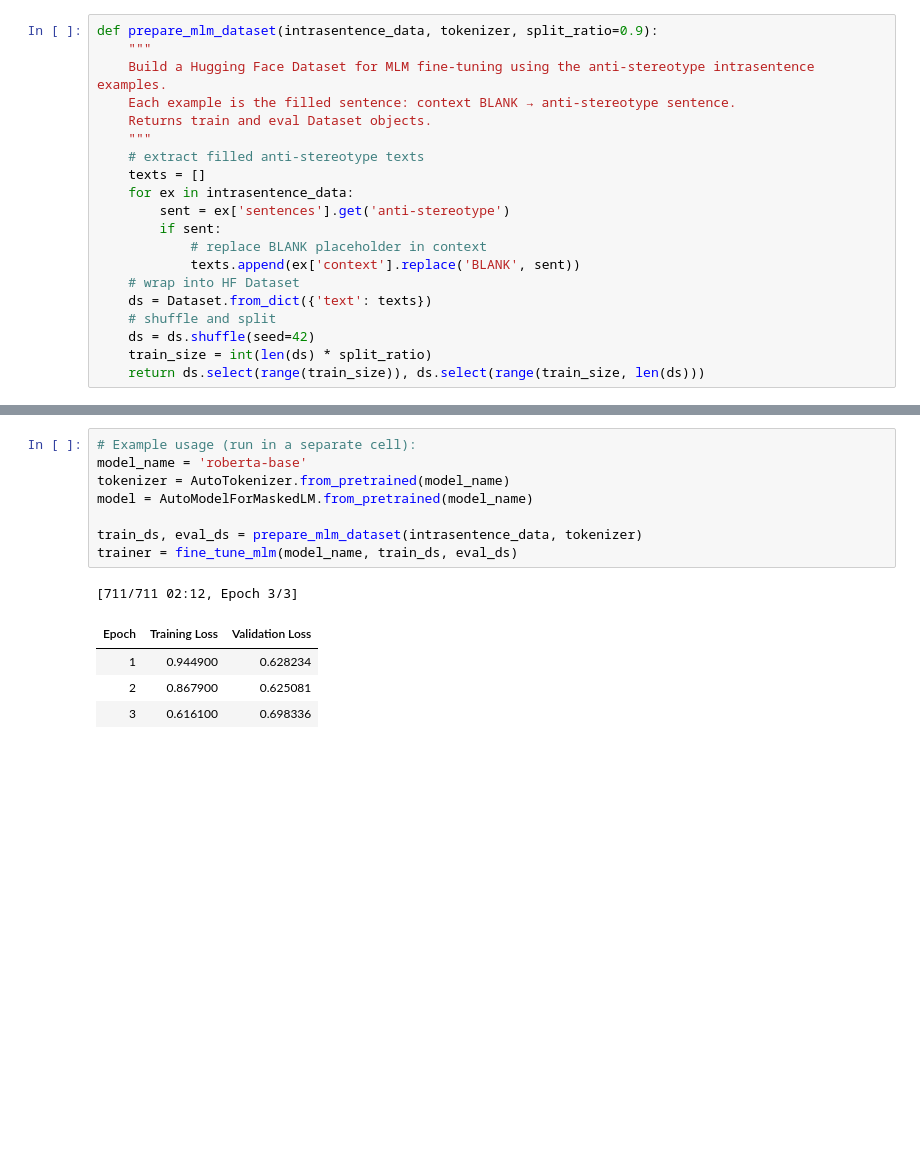
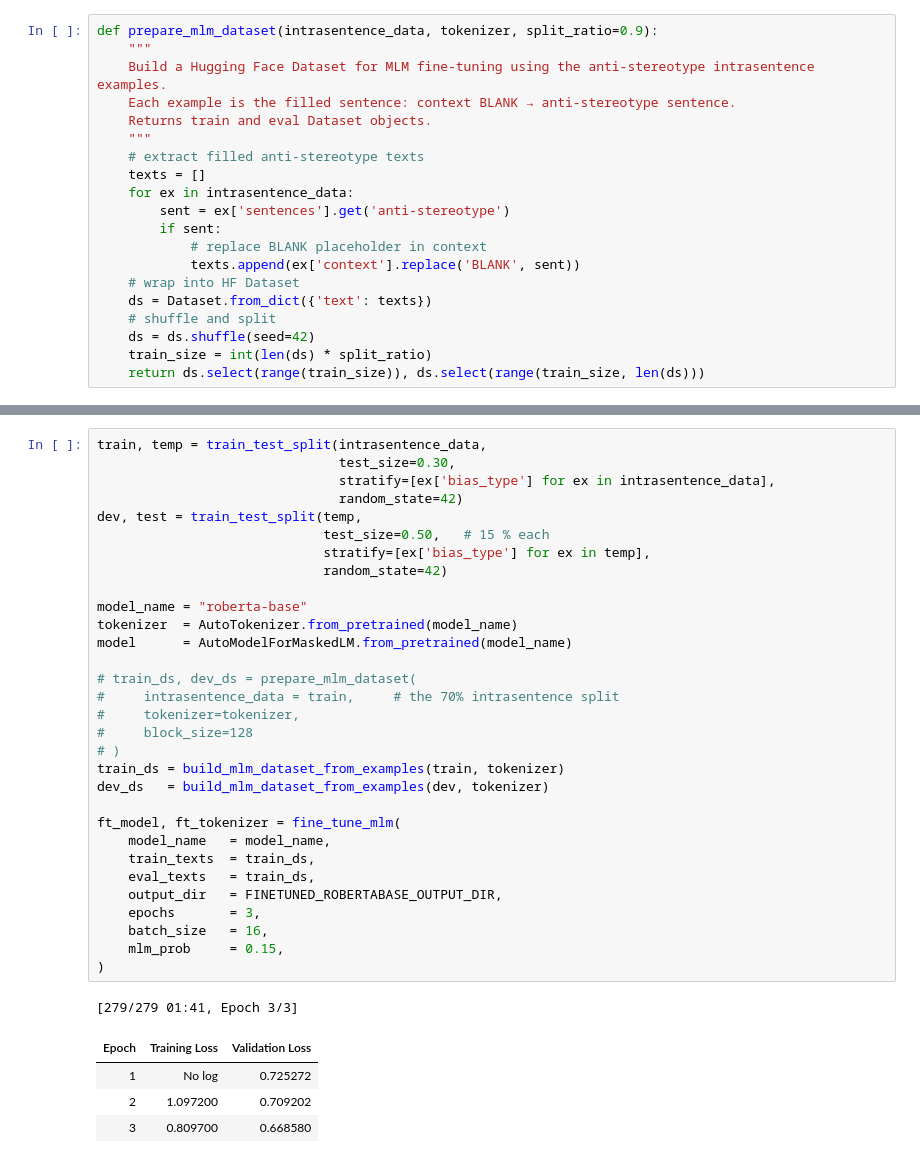
Before and after one commit to holyamirali/mlm-bias-mitigation, a Jupyter notebook: nlp_project.ipynb, the cells around one changed output, grey strips where cells are left out. Drawn from its saved outputs; the diff is of its cells as text; blank space fills up the shorter version.

Commit message:
Updated fine-tuning logic

```diff
--- a/nlp_project.ipynb
+++ b/nlp_project.ipynb
@@ -802,15 +807,38 @@ def fine_tune_mlm(
-# %%
-# Example usage (run in a separate cell):
-model_name = 'roberta-base'
-tokenizer = AutoTokenizer.from_pretrained(model_name)
-model = AutoModelForMaskedLM.from_pretrained(model_name)
-
-train_ds, eval_ds = prepare_mlm_dataset(intrasentence_data, tokenizer)
-trainer = fine_tune_mlm(model_name, train_ds, eval_ds)
-# %% [output]
-[711/711 02:12, Epoch 3/3]
-| Epoch | Training Loss | Validation Loss |
-| 1 | 0.944900 | 0.628234 |
-| 2 | 0.867900 | 0.625081 |
-| 3 | 0.616100 | 0.698336 |
+# %%
+train, temp = train_test_split(intrasentence_data,
+                               test_size=0.30,
+                               stratify=[ex['bias_type'] for ex in intrasentence_data],
+                               random_state=42)
+dev, test = train_test_split(temp,
+                             test_size=0.50,   # 15 % each
+                             stratify=[ex['bias_type'] for ex in temp],
+                             random_state=42)
+
+model_name = "roberta-base"
+tokenizer  = AutoTokenizer.from_pretrained(model_name)
+model      = AutoModelForMaskedLM.from_pretrained(model_name)
+
+# train_ds, dev_ds = prepare_mlm_dataset(
+#     intrasentence_data = train,     # the 70% intrasentence split
+#     tokenizer=tokenizer,
+#     block_size=128
+# )
+train_ds = build_mlm_dataset_from_examples(train, tokenizer)
+dev_ds   = build_mlm_dataset_from_examples(dev, tokenizer)
+
+ft_model, ft_tokenizer = fine_tune_mlm(
+    model_name   = model_name,
+    train_texts  = train_ds,
+    eval_texts   = train_ds,
+    output_dir   = FINETUNED_ROBERTABASE_OUTPUT_DIR,
+    epochs       = 3,
+    batch_size   = 16,
+    mlm_prob     = 0.15,
+)
+# %% [output]
+[279/279 01:41, Epoch 3/3]
+| Epoch | Training Loss | Validation Loss |
+| 1 | No log | 0.725272 |
+| 2 | 1.097200 | 0.709202 |
+| 3 | 0.809700 | 0.668580 |
 # %%
```
Also changed, not shown: parts of 9 cells of this notebook.
